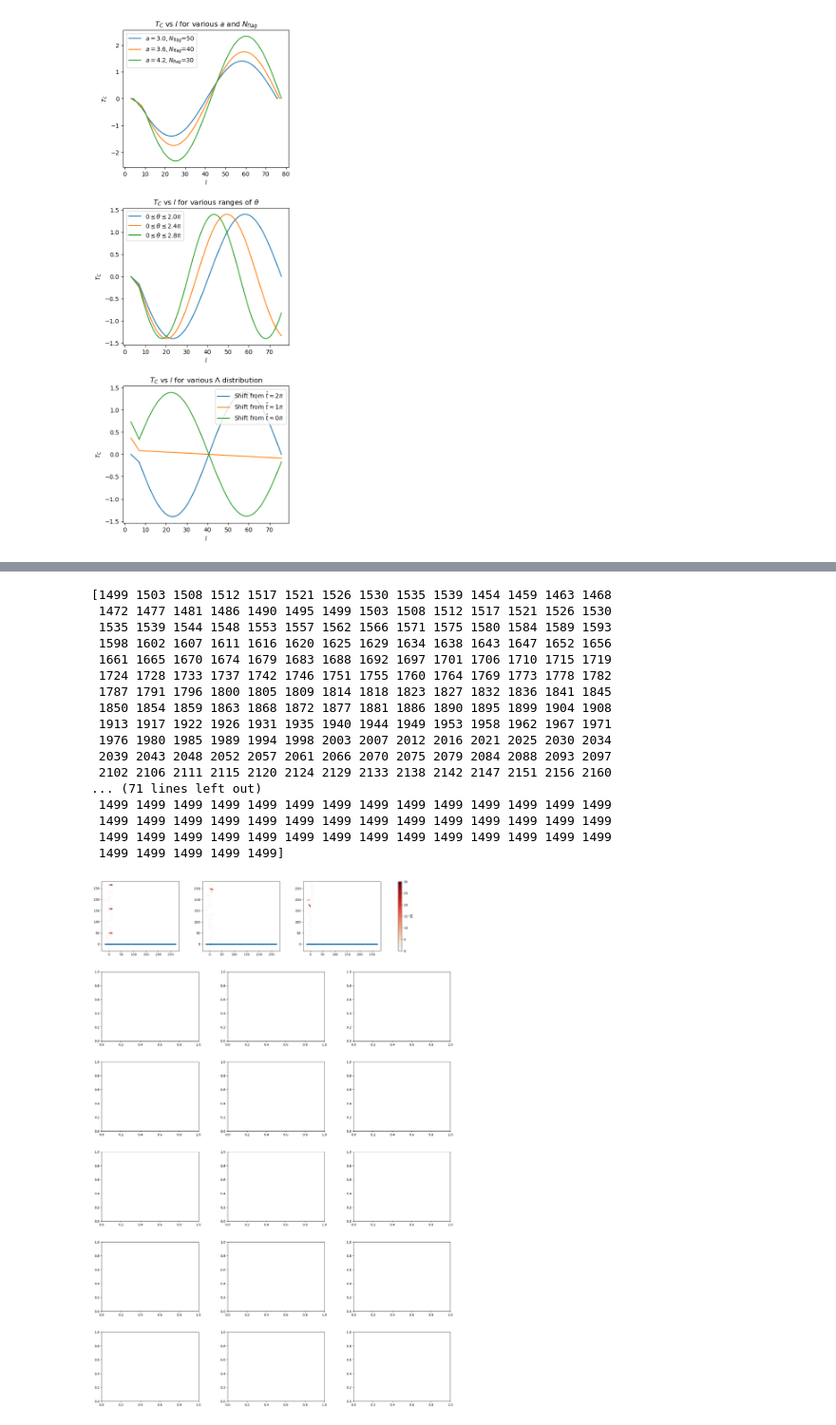
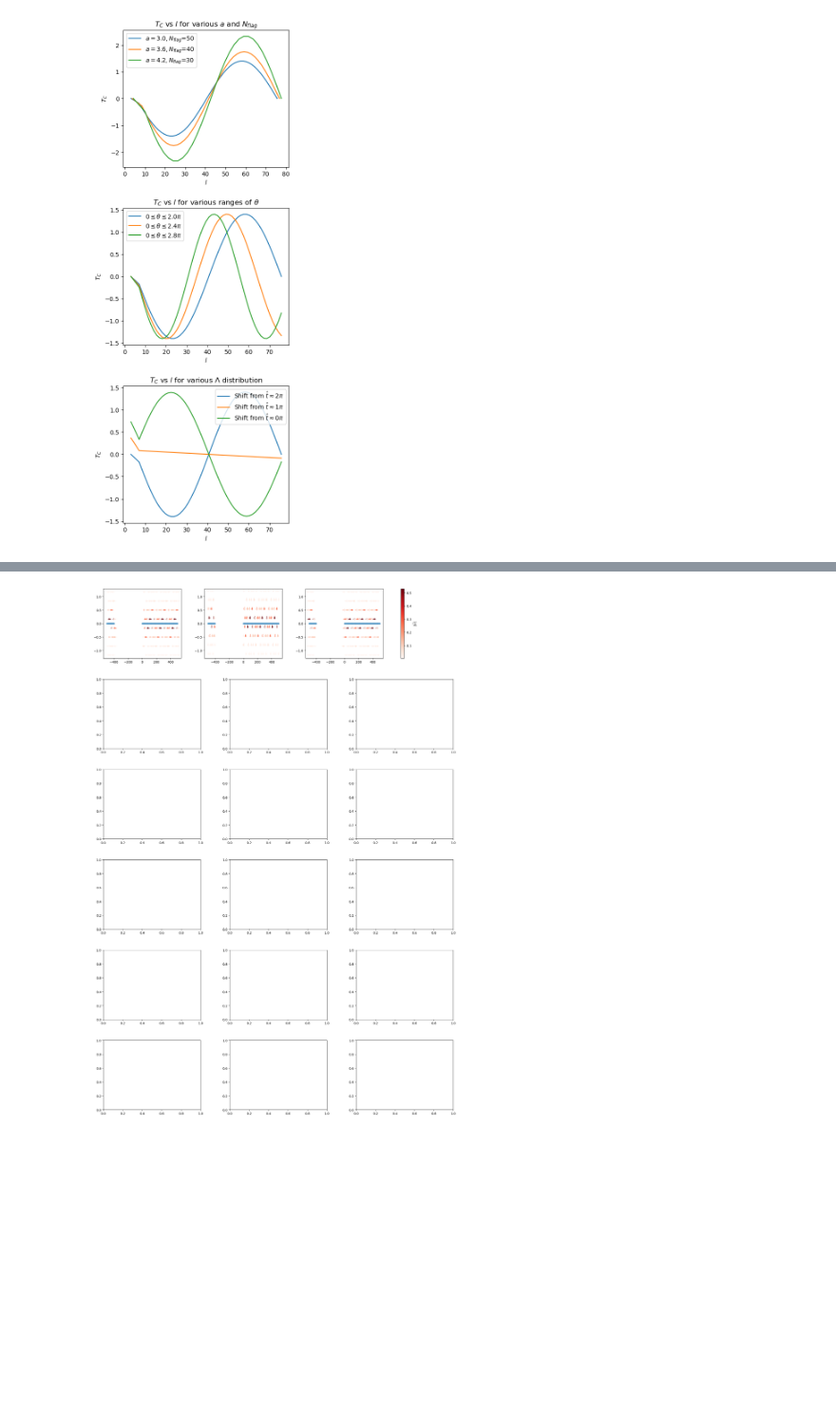
Before and after one commit to lyuanz/sperm_test, a Jupyter notebook: testing.ipynb, the cells around one changed output, grey strips where cells are left out. Shown at 95% size. Saved outputs shown, nothing was run; the diff lists cells and outputs as text; code cells hidden in the pictures; blank space fills up the shorter version.

```diff
--- a/testing.ipynb
+++ b/testing.ipynb
@@ -625,60 +626,44 @@ cbar = plt.colorbar(Q, label=r'$|\vec{U}|$')
 # force field plot. Check fcm_spread function
 fig, ax = plt.subplots(6, 3, figsize=(20, 30))
 plt.subplots_adjust(wspace=0.3, hspace=0.3)
+quiver_step = 29
 
 # Different F_B
 Lambda = np.zeros((101, 2))
 T_E = T_C = np.zeros(100)
-x = np.linspace(0, 300, 201)
+x = np.linspace(0, 600, 201)
 y = np.zeros(201)
 x[x >= L_x*0.5] -= L_x
 x[x < -L_x*0.5] += L_x
 y[y >= L_y*0.5] -= L_y
 y[y < -L_y*0.5] += L_y
 s = np.vstack([x, y]).T
 L_x = L_y = 1000
 N_x = N_y = 3000
 sigma_Delta = sigma_Theta = 0.5
 for i in range(3):
     F_B = np.zeros((100, 2))
-    gen_fb = i*np.linspace(0, 2*np.pi, 100)
-    F_B[:, 0] = 100*np.cos(gen_fb)
-    F_B[:, 1] = 100*np.sin(gen_fb)
+    gen_fb = np.array([i*np.pi/2]*100)
+    F_B[:, 0] = np.cos(gen_fb)
+    F_B[:, 1] = np.sin(gen_fb)
     U = fcm_spread(F_B, Lambda, T_E, T_C, s, L_x, L_y, N_x, N_y, sigma_Delta, sigma_Theta)
     grid_x = np.linspace(-0.5*L_x, 0.5*L_x, N_x)
     grid_y = np.linspace(-0.5*L_y, 0.5*L_y, N_y)
-    grid_x, grid_y = np.meshgrid(grid_x, grid_y)
+    grid_x, grid_y = np.meshgrid(grid_x, grid_y, indexing='ij')
     mag = np.sqrt(U[...,0]**2+U[...,1]**2)
-    mask = mag > 0
+    mask = mag > 1e-3
     U_hat_x = U[...,0][mask] / mag[mask]
     U_hat_y = U[...,1][mask] / mag[mask]
     Q = ax[0, i].quiver(
-    grid_x[mask][::997], grid_y[mask][::997],        # origins
-    U_hat_x[::997], U_hat_y[::997],    # arrow components
-    mag[mask][::997],
+    grid_x[mask][::quiver_step], grid_y[mask][::quiver_step],        # origins
+    U_hat_x[::quiver_step], U_hat_y[::quiver_step],    # arrow components
+    mag[mask][::quiver_step],
     angles='xy',           # interpret u,v in data coords
     cmap='Reds',
-    width=0.007,
-    clim=(0, 30),
+    width=0.007
     )
     ax[0, i].plot(x, y, '.')
-cbar = fig.colorbar(Q, ax=ax[0,:], label=r'$|\vec{U}|$')
+fig.colorbar(Q, ax=ax[0,:], label=r'$|\vec{U}|$')
+plt.show()
 # %% [output]
-[1499 1503 1508 1512 1517 1521 1526 1530 1535 1539 1454 1459 1463 1468
- 1472 1477 1481 1486 1490 1495 1499 1503 1508 1512 1517 1521 1526 1530
- 1535 1539 1544 1548 1553 1557 1562 1566 1571 1575 1580 1584 1589 1593
- 1598 1602 1607 1611 1616 1620 1625 1629 1634 1638 1643 1647 1652 1656
- 1661 1665 1670 1674 1679 1683 1688 1692 1697 1701 1706 1710 1715 1719
- 1724 1728 1733 1737 1742 1746 1751 1755 1760 1764 1769 1773 1778 1782
- 1787 1791 1796 1800 1805 1809 1814 1818 1823 1827 1832 1836 1841 1845
- 1850 1854 1859 1863 1868 1872 1877 1881 1886 1890 1895 1899 1904 1908
- 1913 1917 1922 1926 1931 1935 1940 1944 1949 1953 1958 1962 1967 1971
- 1976 1980 1985 1989 1994 1998 2003 2007 2012 2016 2021 2025 2030 2034
- 2039 2043 2048 2052 2057 2061 2066 2070 2075 2079 2084 2088 2093 2097
- 2102 2106 2111 2115 2120 2124 2129 2133 2138 2142 2147 2151 2156 2160
-... (71 lines left out)
- 1499 1499 1499 1499 1499 1499 1499 1499 1499 1499 1499 1499 1499 1499
- 1499 1499 1499 1499 1499 1499 1499 1499 1499 1499 1499 1499 1499 1499
- 1499 1499 1499 1499 1499 1499 1499 1499 1499 1499 1499 1499 1499 1499
- 1499 1499 1499 1499 1499]
-[figure, old version]
+[figure, new version]
```
Also changed, not shown: parts of 1 cell of this notebook.
